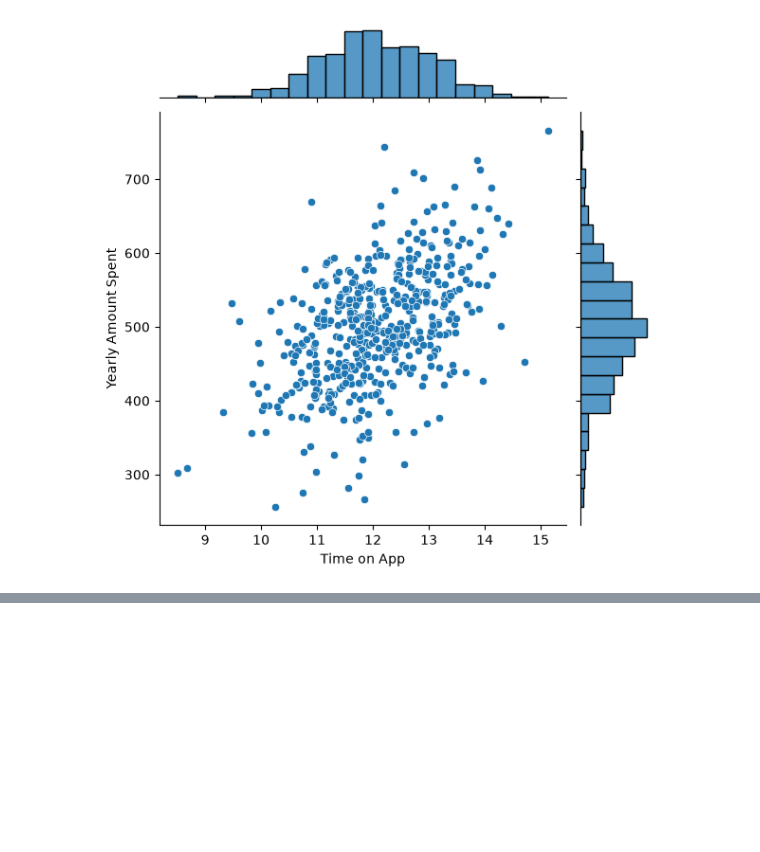
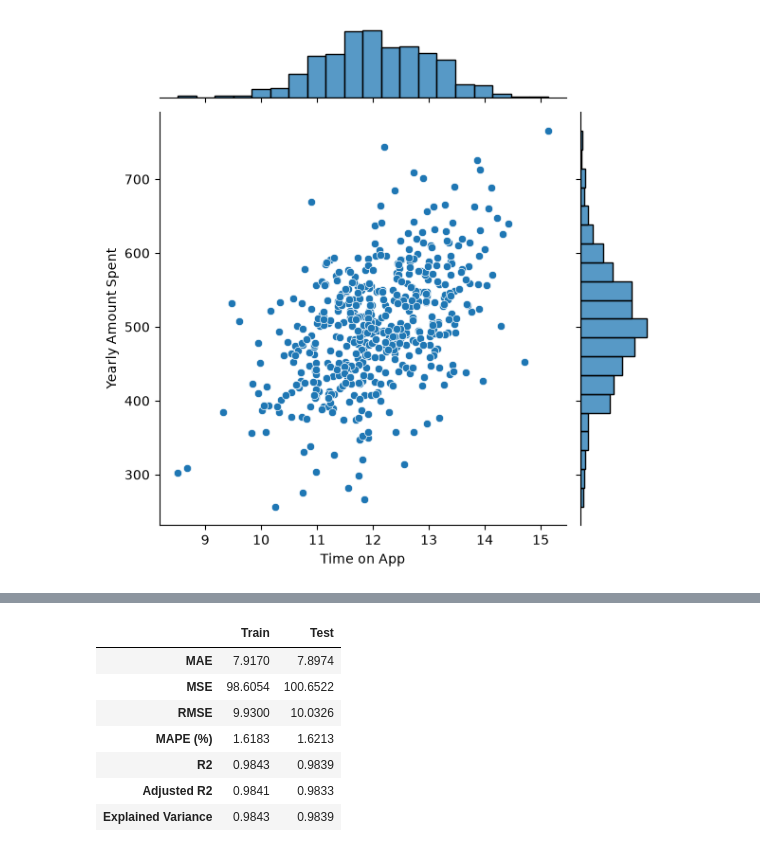
Before and after one commit to Jahid-dev32/Linear_Regression, a Jupyter notebook: Linear_Regression.ipynb, the cells around one changed output, grey strips where cells are left out. Cells and saved outputs as stored; diff of their text form; code cells hidden in the pictures; blank space fills up the shorter version.

```diff
--- a/Linear_Regression.ipynb
+++ b/Linear_Regression.ipynb
@@ -88,0 +185,31 @@ sb.jointplot(x= 'Time on App', y= 'Yearly Amount Spent', data= data)
+# %%
+def regression_metrics(y_true, y_pred, n_features):
+    n = len(y_true)
+    mse = metrics.mean_squared_error(y_true, y_pred)
+    r2 = metrics.r2_score(y_true, y_pred)
+    return {
+        'MAE': metrics.mean_absolute_error(y_true, y_pred),
+        'MSE': mse,
+        'RMSE': np.sqrt(mse),
+        'MAPE (%)': np.mean(np.abs((y_true - y_pred) / y_true)) * 100,
+        'R2': r2,
+        'Adjusted R2': 1 - (1 - r2) * (n - 1) / (n - n_features - 1),
+        'Explained Variance': metrics.explained_variance_score(y_true, y_pred),
+    }
+
+train_prediction = lm.predict(x_train)
+
+metrics_table = pd.DataFrame({
+    'Train': regression_metrics(y_train, train_prediction, x.shape[1]),
+    'Test': regression_metrics(y_test, prediction, x.shape[1]),
+})
+metrics_table.round(4)
+# %% [output]
+|  | Train | Test |
+| MAE | 7.9170 | 7.8974 |
+| MSE | 98.6054 | 100.6522 |
+| RMSE | 9.9300 | 10.0326 |
+| MAPE (%) | 1.6183 | 1.6213 |
+| R2 | 0.9843 | 0.9839 |
+| Adjusted R2 | 0.9841 | 0.9833 |
+| Explained Variance | 0.9843 | 0.9839 |
```
Also changed, not shown: parts of 11 cells of this notebook.
